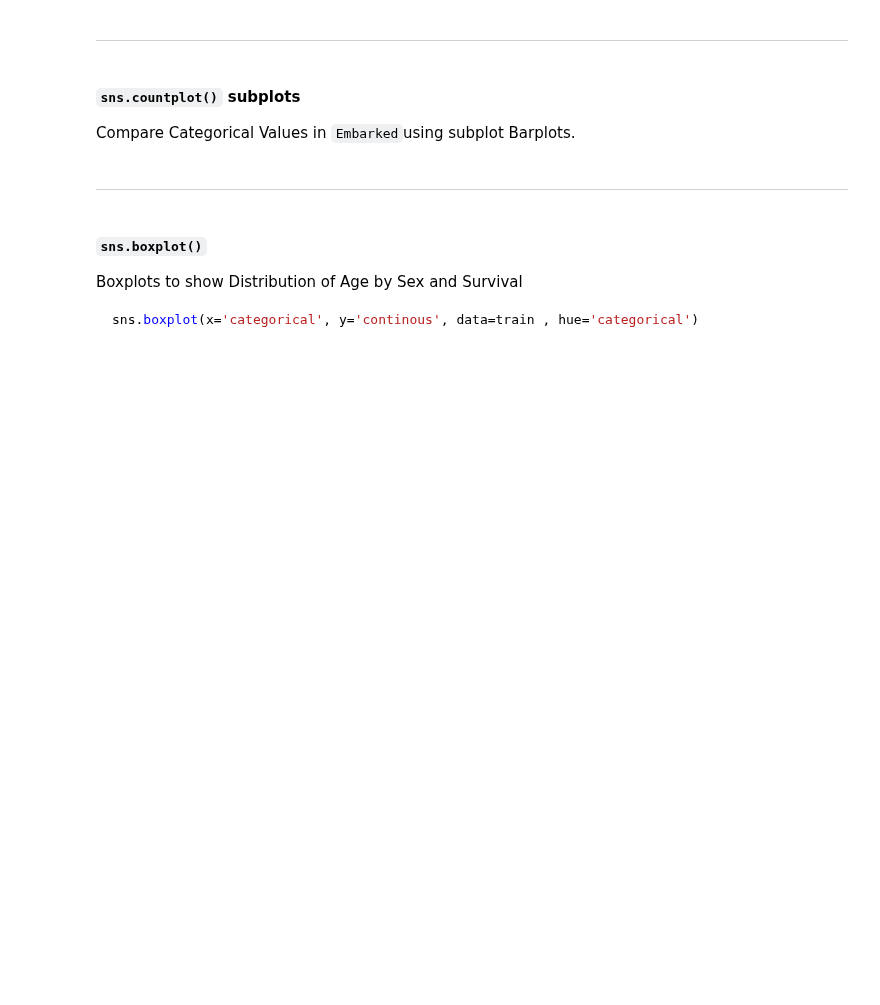
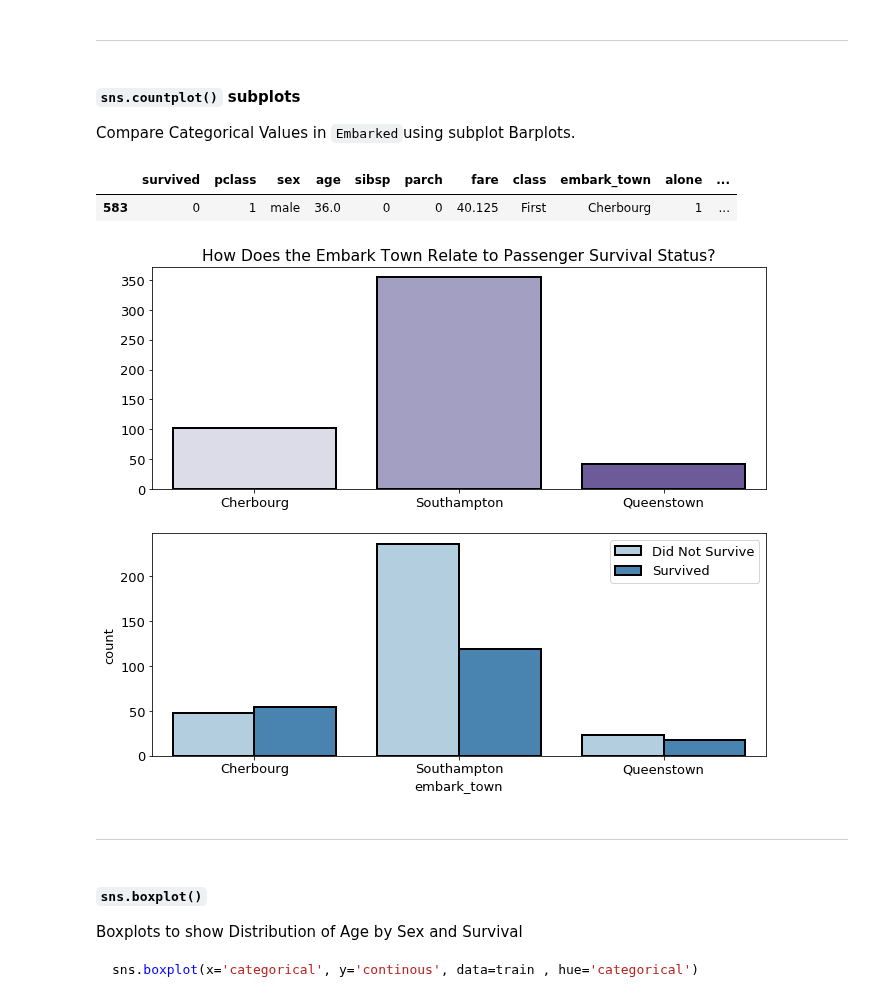
Before and after one commit to faithkane3/classification, a Jupyter notebook: classification_review.ipynb, the cells around one changed output. Saved outputs shown, nothing was run; the diff lists cells and outputs as text; code cells hidden in the pictures; blank space fills up the shorter version.

Commit message:
Commit a big big review notebook first draft.

```diff
--- a/classification_review.ipynb
+++ b/classification_review.ipynb
@@ -701,20 +717,30 @@ ___
 #### `sns.countplot()` subplots
 
 Compare Categorical Values in `Embarked`using subplot Barplots.
+# %%
+train.head(1)
+# %% [output]
+|  | survived | pclass | sex | age | sibsp | parch | fare | class | embark_town | alone | ... |
+| 583 | 0 | 1 | male | 36.0 | 0 | 0 | 40.125 | First | Cherbourg | 1 | ... |
 # %%
 plt.subplot(211)
 
-sns.countplot(x = 'Embarked', data=train, palette='Purples', ec='black', linewidth=2)
+sns.countplot(x = 'embark_town', data=train, palette='Purples', ec='black', linewidth=2)
+
 plt.title('How Does the Embark Town Relate to Passenger Survival Status?')
+plt.xlabel('')
+plt.ylabel('')
 
 plt.subplot(212)
 
 # use hue to add another dimension to your viz
-sns.countplot(x = 'Embarked', hue = 'Survived', data=train, palette='Blues', ec='black', linewidth=2)
+sns.countplot(x = 'embark_town', hue = 'survived', data=train, palette='Blues', ec='black', linewidth=2)
 
 plt.legend(['Did Not Survive', 'Survived'])
 
 plt.show()
+# %% [output]
+[figure, added]
 # %% [markdown]
 ___
 # %% [markdown]
```
Also changed, not shown: parts of 117 cells of this notebook.
